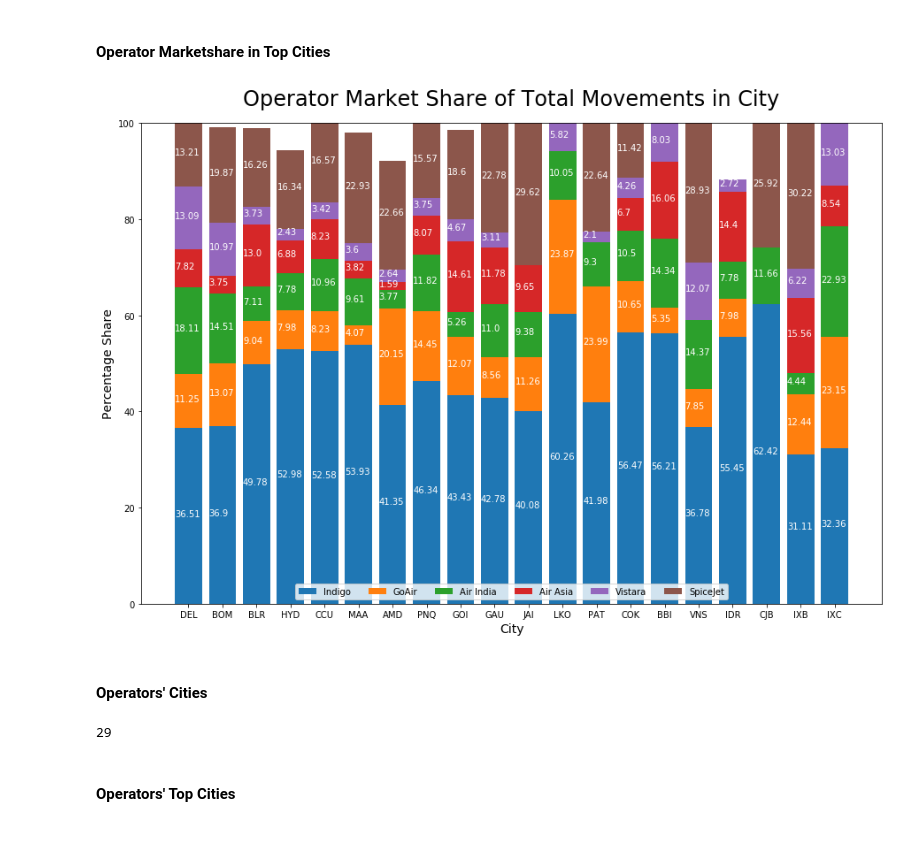
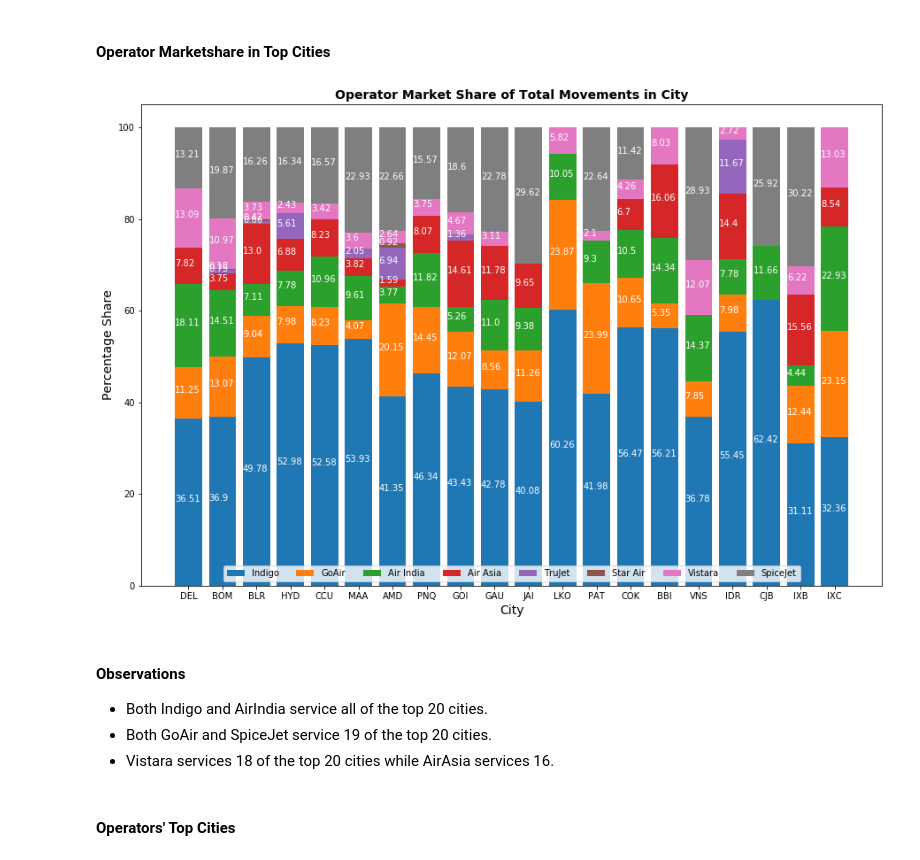
Before and after one commit to sanjeevgadre/Portfolio-Airport-Traffic, a Jupyter notebook: operator-movement-analysis.ipynb, the cells around one changed output. Saved outputs shown, nothing was run; the diff lists cells and outputs as text; code cells hidden in the pictures.

Commit message:
Completed the Operator Movement Analysis Notebook

```diff
--- a/operator-movement-analysis.ipynb
+++ b/operator-movement-analysis.ipynb
@@ -137,0 +113,30 @@ plt.show()
+# %%
+# Combining AI and AAS and counting distinct cities flown by these two operators
+AI_cities = dat.query('operator == "AI"').groupby(by = 'from').count().index.tolist()
+AAS_cities = dat.query('operator == "AAS"').groupby(by = 'from').count().index.tolist()
+AI_cities = list(set(AI_cities + AAS_cities))
+
+df = pd.DataFrame(data = None, index = codes_to_carrier.keys(), columns = ['Cities Reached'])
+
+for operator in operators:
+    if operator == 'AI' or operator == 'AAS':
+        continue
+    else:
+        foo = len(dat.query('operator == @operator').groupby(by = 'from').count().index)
+        df.loc[df.index == operator, 'Cities Reached'] = foo
+
+df.at['AI'] = len(AI_cities)
+df = df.drop(index = 'AAS')
+df = df.sort_values(by = 'Cities Reached', ascending = False)
+
+plt.figure(figsize = (15, 7))
+x = np.arange(len(df.index))
+plt.bar(x, df['Cities Reached'])
+plt.title('Cities Serviced by Operators', fontdict = {'fontsize' : 14, 'fontweight' : 'bold'})
+plt.xlabel('Operators')
+plt.ylabel('No. of Cities')
+plt.xticks(x, labels = df.index)
+for i, v in enumerate(df['Cities Reached']):
+    plt.text(i- .1, v/2, str(v), color = 'white', fontdict = {'fontsize' : 12, 'fontweight' : 'bold'})
+
+plt.show()
@@ -150,42 +157,43 @@ for city in top_cities:
         op_flights = dat.query('(operator == @operator) & (`from` == @city | to == @city)')['weekly_flights'].sum()
         df.loc[df.index == operator, 'weekly_flights'] = op_flights
         df.loc[df.index == operator, 'mkt_share'] = round(op_flights/n_city_flights, 4)
 
     df_city_share[city] = df['mkt_share']
 
 df_city_share.at['AI'] = df_city_share[(df_city_share.index == 'AI') |
                                        (df_city_share.index == 'AAS')].sum(axis = 0) # Combining AI and AAS
-df_city_share = df_city_share.drop(index = ['AAS', 'TRJ', 'OG'])
+df_city_share = df_city_share.drop(index = 'AAS')
 
 plt.figure(figsize = (15, 10))
 n_col = 3
 n_row = np.ceil(len(top_cities)/n_col)
 
 y_offset = np.zeros(len(df_city_share.columns))
 
 for operator in df_city_share.index:
     y = np.array(df_city_share.iloc[df_city_share.index == operator, :])[0]*100
     plt.bar(df_city_share.columns, y, label = codes_to_carrier[operator], bottom = y_offset)
     for i, v in enumerate(y):
         if v == 0: v_lab = ''           #if v == 0, then suppress it from being shown on the graph
         else: v_lab = str(round(v, 2))
         plt.text(i - 0.4, y_offset[i] + v/2, v_lab, color = 'white')
 
     y_offset = y_offset + y
 
 plt.ylabel('Percentage Share', fontdict = {'fontsize': 14})
 plt.xlabel('City', fontdict = {'fontsize': 14})
-plt.title('Operator Market Share of Total Movements in City', fontdict = {'fontsize': 24}, pad = 20)
+plt.title('Operator Market Share of Total Movements in City',
+          fontdict = {'fontsize': 14, 'fontweight' : 'bold'})
 plt.legend(loc = 'lower center', ncol = len(df_city_share.index))
 plt.show()
 # %% [output]
-[figure, old version]
+[figure, new version]
-# %% [markdown]
-#### Operators' Cities
-# %%
-dat.query('operator == "UK"').groupby(by = 'from').sum().shape[0]
-# %% [output]
-29
+# %% [markdown]
+#### Observations
+<ul>
+    <li>Both Indigo and AirIndia service all of the top 20 cities.
+    <li>Both GoAir and SpiceJet service 19 of the top 20 cities.
+    <li>Vistara services 18 of the top 20 cities while AirAsia services 16.
 # %% [markdown]
 #### Operators' Top Cities
 # %%
```
Also changed, not shown: parts of 40 cells of this notebook.
